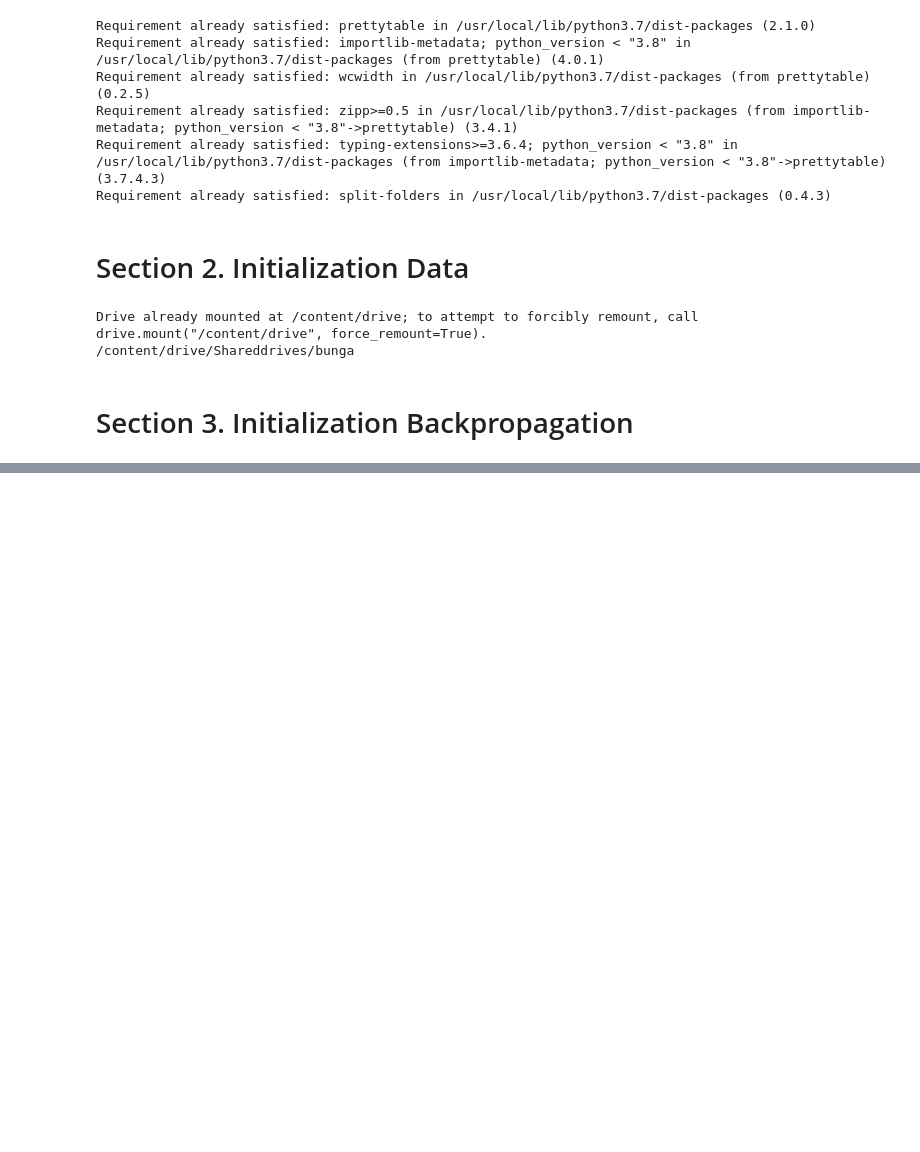
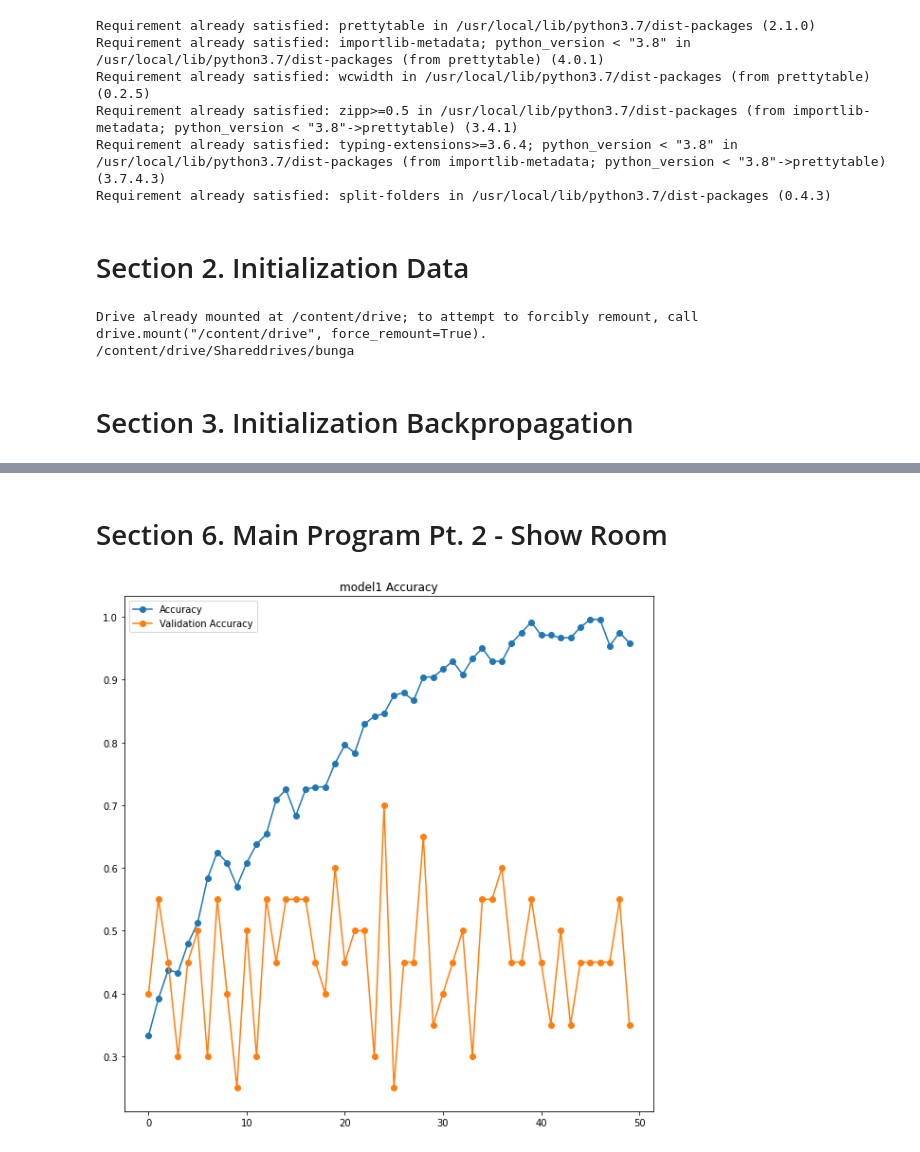
Before and after one commit to donitan2018/Tugas-ML-MLP, a Jupyter notebook: Tugas_ML_MLP.ipynb, the cells around one changed output, grey strips where cells are left out. Cells and saved outputs as stored; diff of their text form; code cells hidden in the pictures; blank space fills up the shorter version.

```diff
--- a/Tugas_ML_MLP.ipynb
+++ b/Tugas_ML_MLP.ipynb
@@ -544,0 +563,37 @@ plt.show();
+# %%
+# For 1st model
+tf.keras.optimizers.Adam(
+    learning_rate=learning_rate1, beta_1=beta1, beta_2=beta2, epsilon=epsilon, amsgrad=False,
+    name='Adam'
+)
+model1.compile(loss='sparse_categorical_crossentropy', optimizer=tf.optimizers.Adam(), metrics=['accuracy'])
+
+# FOR 2nd model
+tf.keras.optimizers.Adam(
+    learning_rate=learning_rate2, beta_1=beta1, beta_2=beta2, epsilon=epsilon, amsgrad=False,
+    name='Adam'
+)
+model2.compile(loss='sparse_categorical_crossentropy', optimizer=tf.optimizers.Adam(), metrics=['accuracy'])
+# %%
+class myCallback(tf.keras.callbacks.Callback):
+  def on_epoch_end(self, epoch, logs={}):
+    if(logs.get('accuracy')>0.9 and logs.get('val_accuracy')>0.9):
+      print("\nAkurasi telah mencapai >90%!")
+      self.model.stop_training = True
+callbacks = myCallback()
+# %%
+# latih model dengan model.fit
+temp = model1.fit(train_generator,
+                 epochs=epoch,
+                 batch_size=batchSize,
+                 validation_data=validation_generator,
+                 validation_steps=5,
+                 callbacks=[callbacks])
+resultHistory['model1'] = temp
+temp = model2.fit(train_generator,
+                 epochs=epoch,
+                 batch_size=batchSize,
+                 validation_data=validation_generator,
+                 validation_steps=5,
+                 callbacks=[callbacks])
+resultHistory['model2'] = temp
@@ -544,0 +618,11 @@ plt.show();
+# %% [markdown]
+# Section 6. Main Program Pt. 2 - Show Room
+# %%
+plt.figure(figsize=(10,10))
+plt.title('model1 Accuracy')
+plt.plot(resultHistory['model1'].history['accuracy'], label='Accuracy',marker= 'o')
+plt.plot(resultHistory['model1'].history['val_accuracy'], label='Validation Accuracy',marker= 'o')
+plt.legend()
+plt.show();
+# %% [output]
+[figure, added]
```
Also changed, not shown: parts of 24 cells of this notebook.
